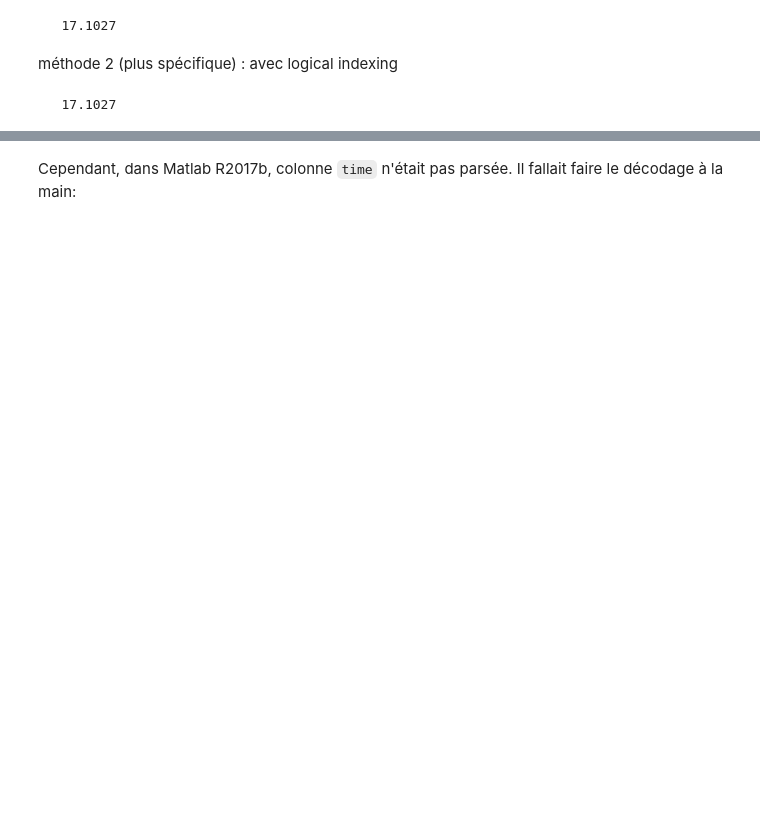
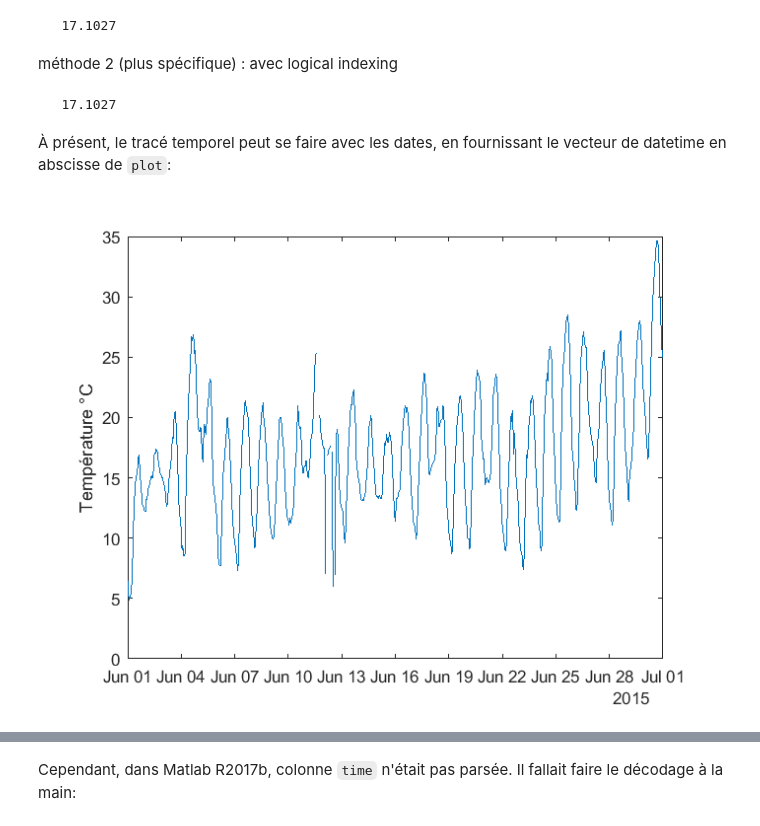
Before and after one commit to pierre-haessig/matlab-data-course, a Jupyter notebook: Matlab exploration/Exploration données Matlab.ipynb, the cells around one changed output, grey strips where cells are left out. Saved outputs shown, nothing was run; the diff lists cells and outputs as text; code cells hidden in the pictures; blank space fills up the shorter version.

```diff
--- a/Matlab exploration/Exploration données Matlab.ipynb
+++ b/Matlab exploration/Exploration données Matlab.ipynb
@@ -262,3 +340,11 @@ meteo_juin2 = meteo(meteo_date.Month==6, :);
 disp(nanmean(meteo_juin2.Temp))
 # %% [output]
    17.1027
+# %% [markdown]
+À présent, le tracé temporel peut se faire avec les dates, en fournissant le vecteur de datetime en abscisse de `plot`:
+# %%
+plot(meteo_juin.Time, meteo_juin.Temp)
+title('Rennes, juin 2015')
+ylabel('Température °C')
+# %% [output]
+[figure, added]
```
Also changed, not shown: parts of 115 cells of this notebook.
